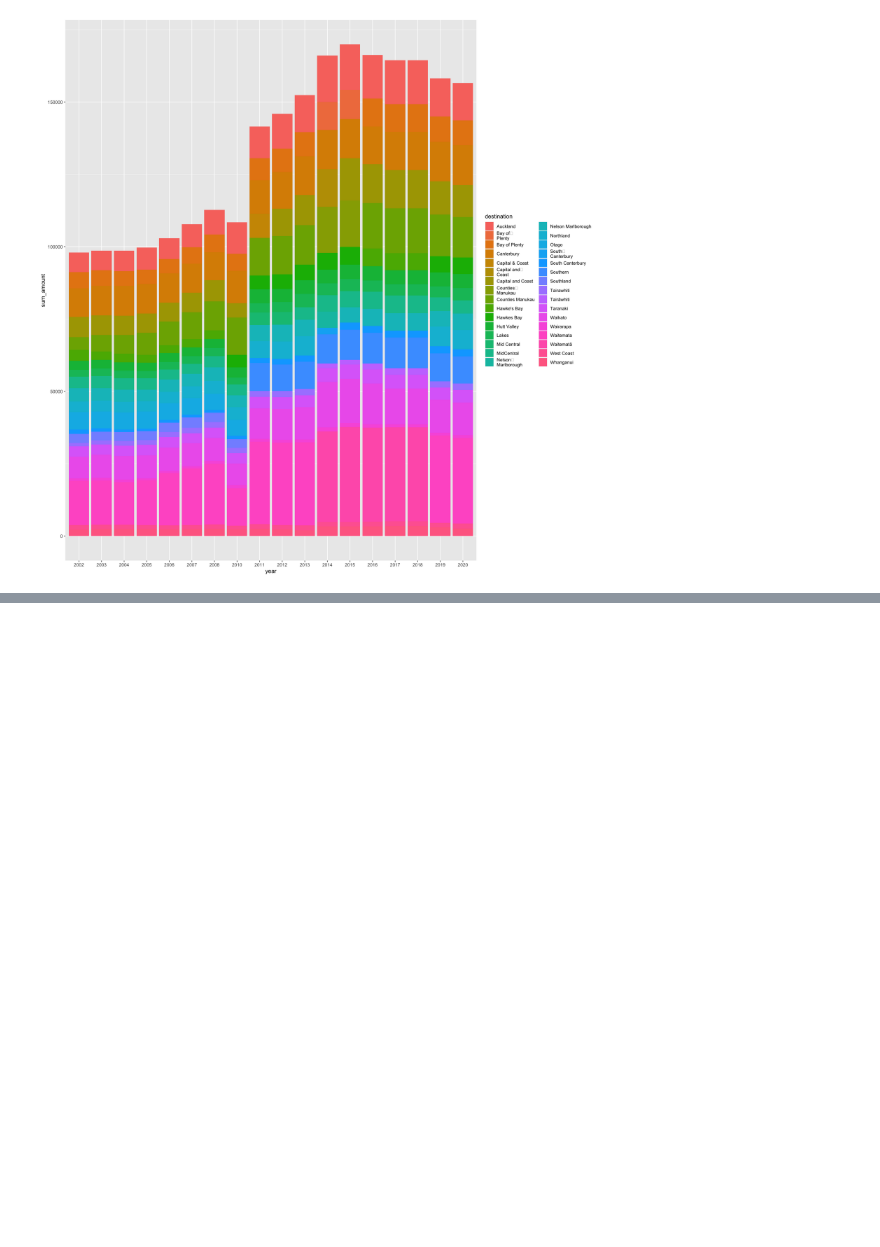
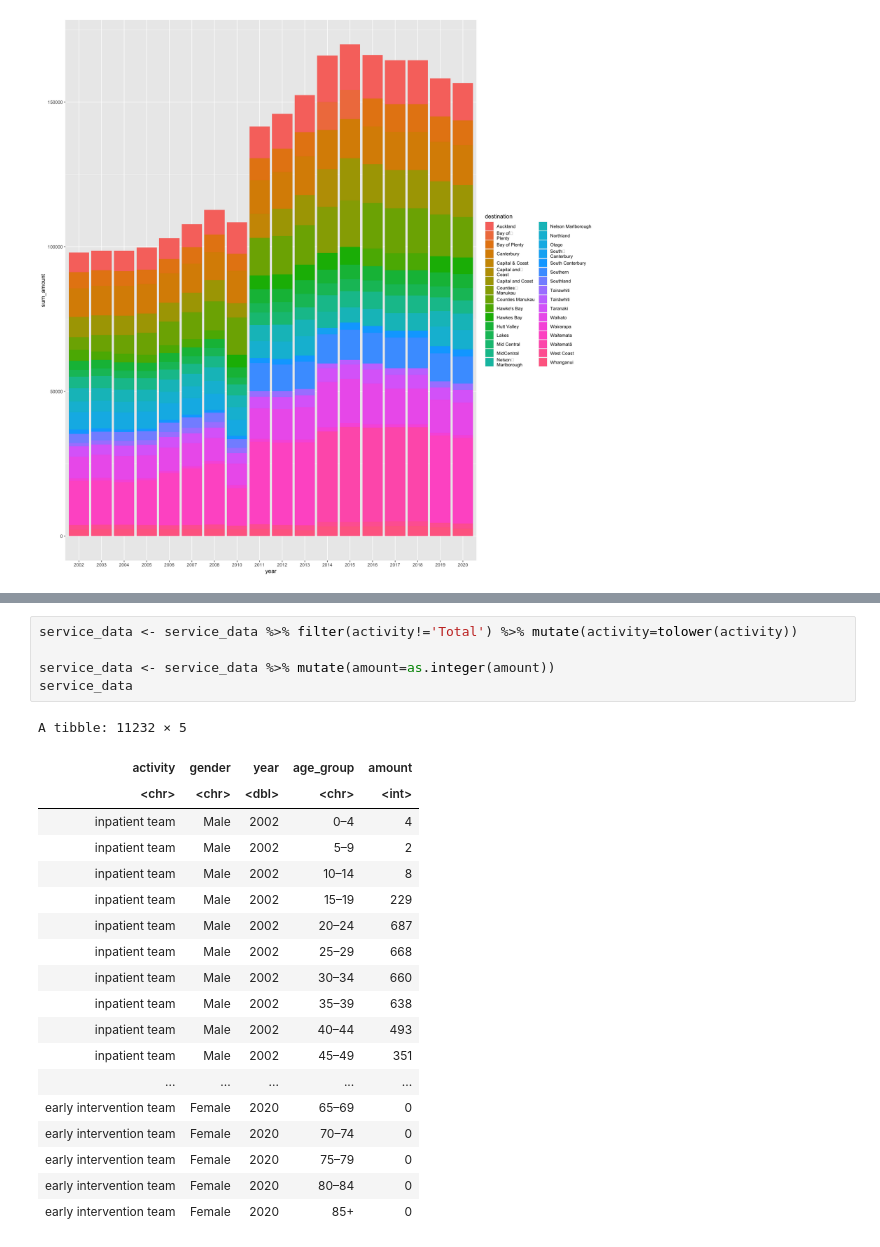
Before and after one commit to damiansastre/data201, a Jupyter notebook: project/project_damian.ipynb, the cells around one changed output, grey strips where cells are left out. Drawn from its saved outputs; the diff is of its cells as text; blank space fills up the shorter version.

```diff
--- a/project/project_damian.ipynb
+++ b/project/project_damian.ipynb
@@ -662,0 +718,25 @@ Warning message in grid.Call.graphics(C_text, as.graphicsAnnot(x$label), x$x, x$
+# %%
+service_data <- service_data %>% filter(activity!='Total') %>% mutate(activity=tolower(activity))
+
+service_data <- service_data %>% mutate(amount=as.integer(amount))
+service_data
+# %% [output]
+A tibble: 11232 × 5
+| activity | gender | year | age_group | amount |
+| <chr> | <chr> | <dbl> | <chr> | <int> |
+| inpatient team | Male | 2002 | 0–4 | 4 |
+| inpatient team | Male | 2002 | 5–9 | 2 |
+| inpatient team | Male | 2002 | 10–14 | 8 |
+| inpatient team | Male | 2002 | 15–19 | 229 |
+| inpatient team | Male | 2002 | 20–24 | 687 |
+| inpatient team | Male | 2002 | 25–29 | 668 |
+| inpatient team | Male | 2002 | 30–34 | 660 |
+| inpatient team | Male | 2002 | 35–39 | 638 |
+| inpatient team | Male | 2002 | 40–44 | 493 |
+| inpatient team | Male | 2002 | 45–49 | 351 |
+| ... | ... | ... | ... | ... |
+| early intervention team | Female | 2020 | 65–69 | 0 |
+| early intervention team | Female | 2020 | 70–74 | 0 |
+| early intervention team | Female | 2020 | 75–79 | 0 |
+| early intervention team | Female | 2020 | 80–84 | 0 |
+| early intervention team | Female | 2020 | 85+ | 0 |
```
Also changed, not shown: parts of 5 cells of this notebook.
